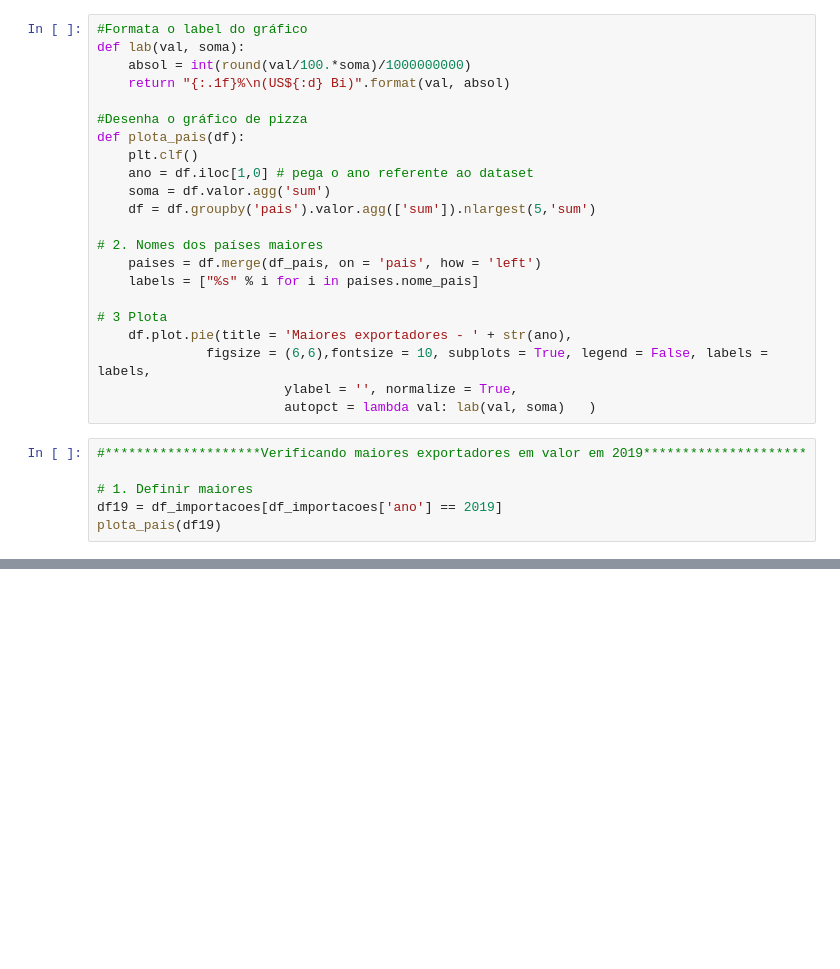
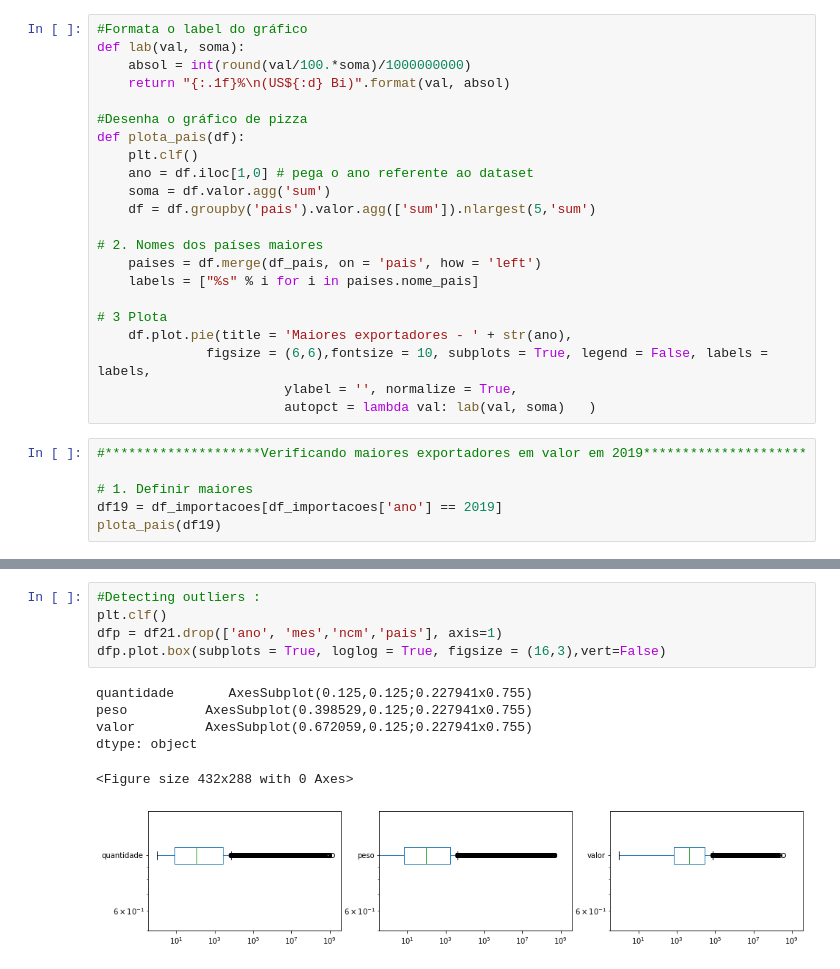
Before and after one commit to jrobertolima/projetoTCC, a Jupyter notebook: ProjetoTCC-final.ipynb, the cells around one changed output, grey strips where cells are left out. Saved outputs shown, nothing was run; the diff lists cells and outputs as text; blank space fills up the shorter version.

```diff
--- a/ProjetoTCC-final.ipynb
+++ b/ProjetoTCC-final.ipynb
@@ -263,0 +414,12 @@ plota_ncm(df21, 'g')
+# %%
+#Detecting outliers :
+plt.clf()
+dfp = df21.drop(['ano', 'mes','ncm','pais'], axis=1)
+dfp.plot.box(subplots = True, loglog = True, figsize = (16,3),vert=False)
+# %% [output]
+quantidade       AxesSubplot(0.125,0.125;0.227941x0.755)
+peso          AxesSubplot(0.398529,0.125;0.227941x0.755)
+valor         AxesSubplot(0.672059,0.125;0.227941x0.755)
+dtype: object
+<Figure size 432x288 with 0 Axes>
+[figure, added]
```
Also changed, not shown: parts of 23 cells of this notebook, 1 other file.
